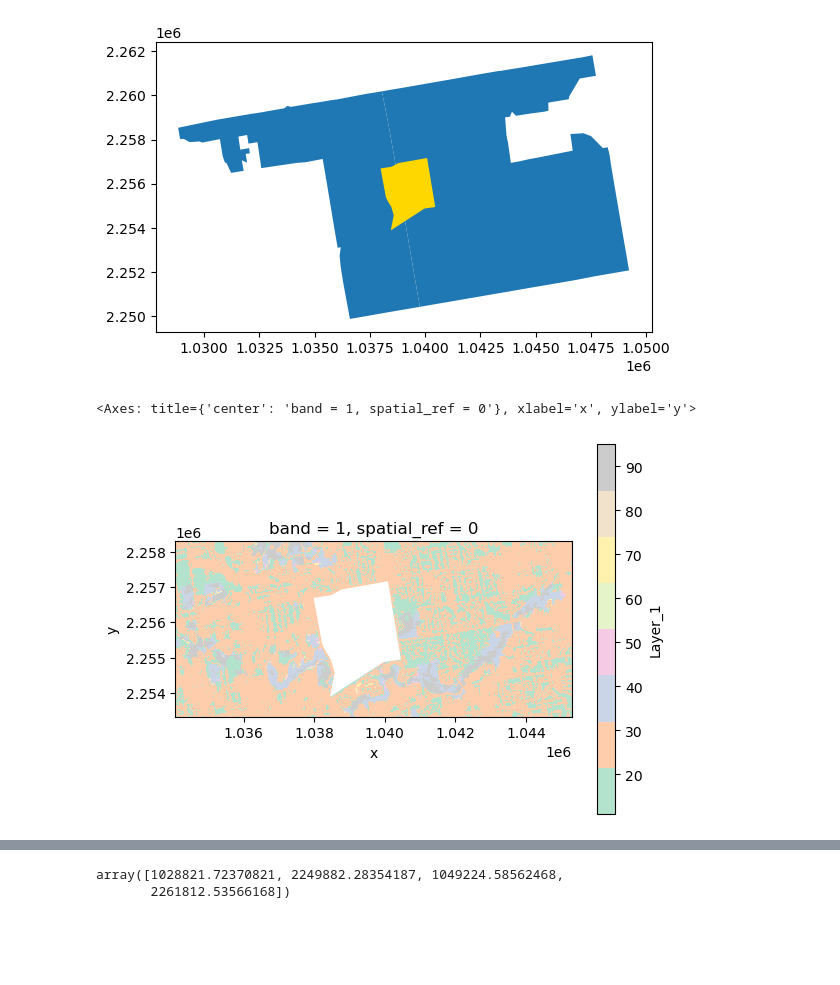
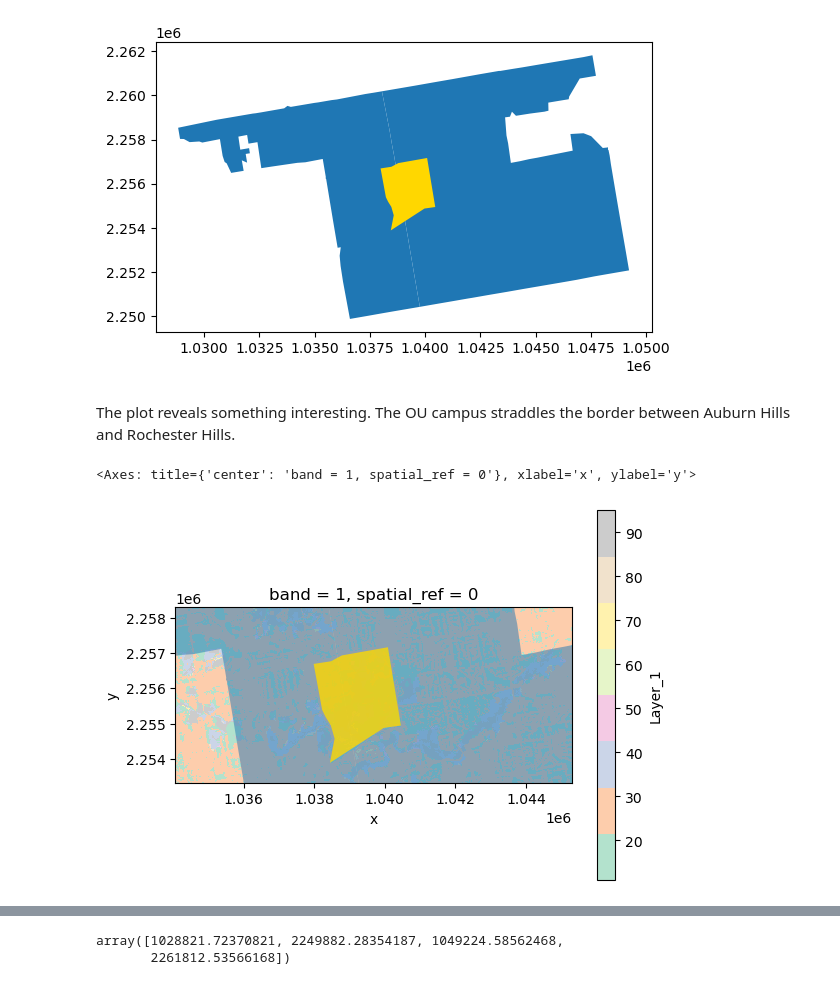
Before and after one commit to misken/geonewb_python, a Jupyter notebook: notebooks/ou_land_use_03_crs.ipynb, the cells around one changed output, grey strips where cells are left out. Saved outputs shown, nothing was run; the diff lists cells and outputs as text; code cells hidden in the pictures; blank space fills up the shorter version.

```diff
--- a/notebooks/ou_land_use_03_crs.ipynb
+++ b/notebooks/ou_land_use_03_crs.ipynb
@@ -20,5 +20,5 @@ Use rioxarray's [open_rasterio()](https://corteva.github.io/rioxarray/html/rioxa
 # %%
-ou_landcover_2021_da = rioxarray.open_rasterio(Path(Path.cwd(), 'data', 'ou_land_cover_2021.tif'))
+ou_landcover_2021_da = rioxarray.open_rasterio(Path(Path.cwd(), '../data', 'ou_land_cover_2021.tif'))
 ou_landcover_2021_da
 # %% [output]
 <xarray.DataArray (band: 1, y: 166, x: 375)>
@@ -198,11 +178,13 @@ ou_boundary_aea_gdf.plot(ax=ax, color='gold')
 # %% [output]
 <Axes: >
 [figure]
+# %% [markdown]
+The plot reveals something interesting. The OU campus straddles the border between Auburn Hills and Rochester Hills.
 # %%
 fig, ax = plt.subplots()
-ou_places_aea_gdf.plot(ax=ax)
-ou_landcover_2021_da.plot(ax=ax, cmap='Pastel2')
-ou_boundary_aea_gdf.plot(ax=ax, color='white')
+ou_landcover_2021_da.plot(ax=ax, cmap='Pastel2', zorder=1)
+ou_places_aea_gdf.plot(ax=ax, alpha=0.5, zorder=2)
+ou_boundary_aea_gdf.plot(ax=ax, color='gold', alpha=0.8, zorder=3)
 # %% [output]
 <Axes: title={'center': 'band = 1, spatial_ref = 0'}, xlabel='x', ylabel='y'>
-[figure, old version]
+[figure, new version]
```
Also changed, not shown: parts of 47 cells of this notebook, 3 other files.
